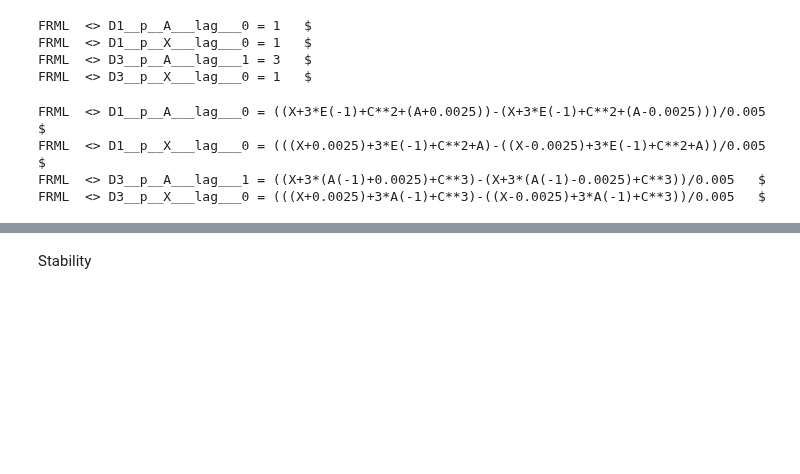
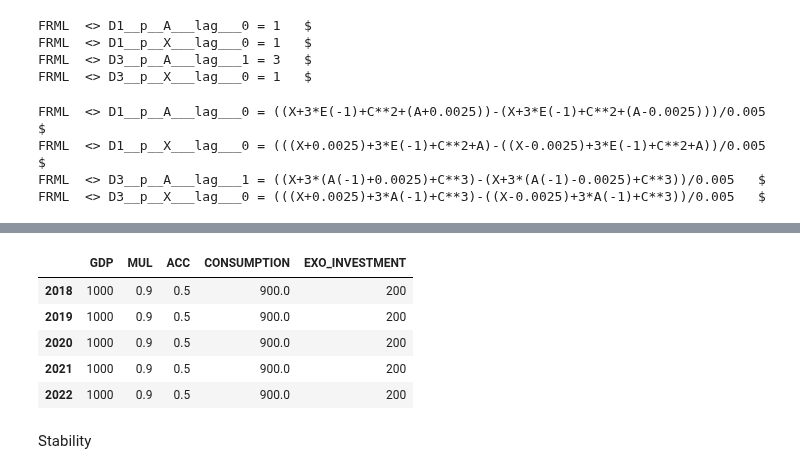
Before and after one commit to IbHansen/Modelflow2, a Jupyter notebook: Examples/ModelFlow features/Differentiation .ipynb, the cells around one changed output, grey strips where cells are left out. Saved outputs shown, nothing was run; the diff lists cells and outputs as text; code cells hidden in the pictures; blank space fills up the shorter version.

```diff
--- a/Examples/ModelFlow features/Differentiation .ipynb
+++ b/Examples/ModelFlow features/Differentiation .ipynb
@@ -91,0 +66,18 @@ md.get_compagnion(mma,mma.lastdf,2018)
+# %%
+def get_df(mul=0.9,acc=0.5,gdp=1000,im=200,years=100):
+    'Creates imput dataframe to accelerator multiplier model '
+    df = pd.DataFrame([[gdp]]*years,index=range(2018,2018+years),columns=['GDP'])
+    df.loc[:,'MUL']= mul
+    df.loc[:,'ACC']= acc
+    df.loc[:,'CONSUMPTION']= gdp*mul
+    df.loc[:,'EXO_INVESTMENT']= im
+    return df
+base = get_df()
+base.head()
+# %% [output]
+|  | GDP | MUL | ACC | CONSUMPTION | EXO_INVESTMENT |
+| 2018 | 1000 | 0.9 | 0.5 | 900.0 | 200 |
+| 2019 | 1000 | 0.9 | 0.5 | 900.0 | 200 |
+| 2020 | 1000 | 0.9 | 0.5 | 900.0 | 200 |
+| 2021 | 1000 | 0.9 | 0.5 | 900.0 | 200 |
+| 2022 | 1000 | 0.9 | 0.5 | 900.0 | 200 |
```
Also changed, not shown: parts of 16 cells of this notebook, 1 other file.
